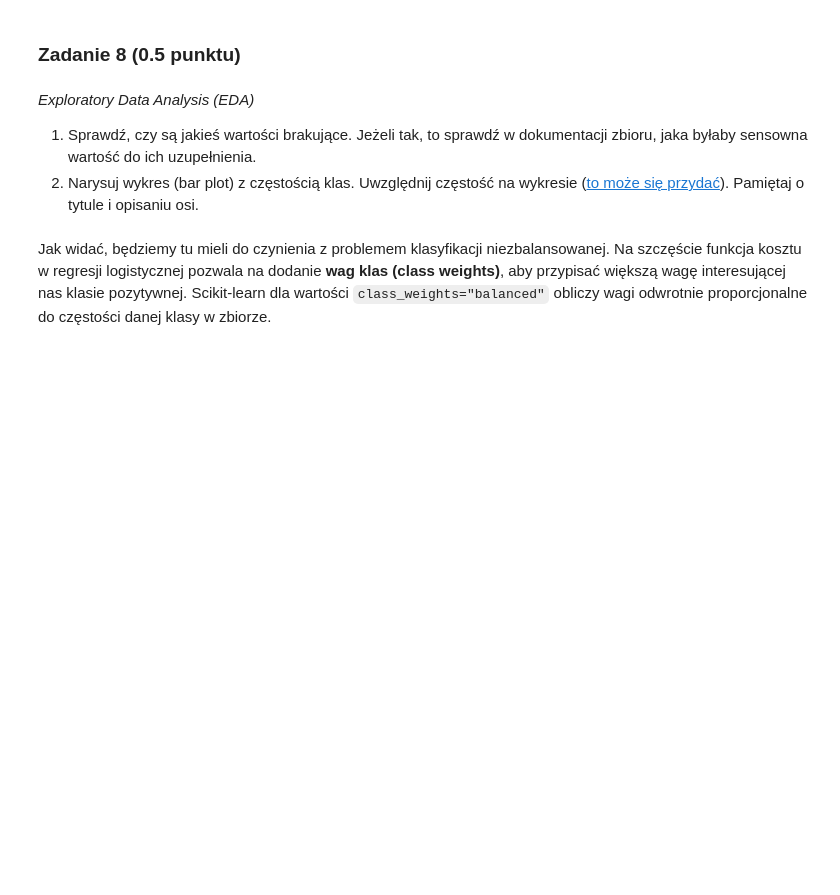
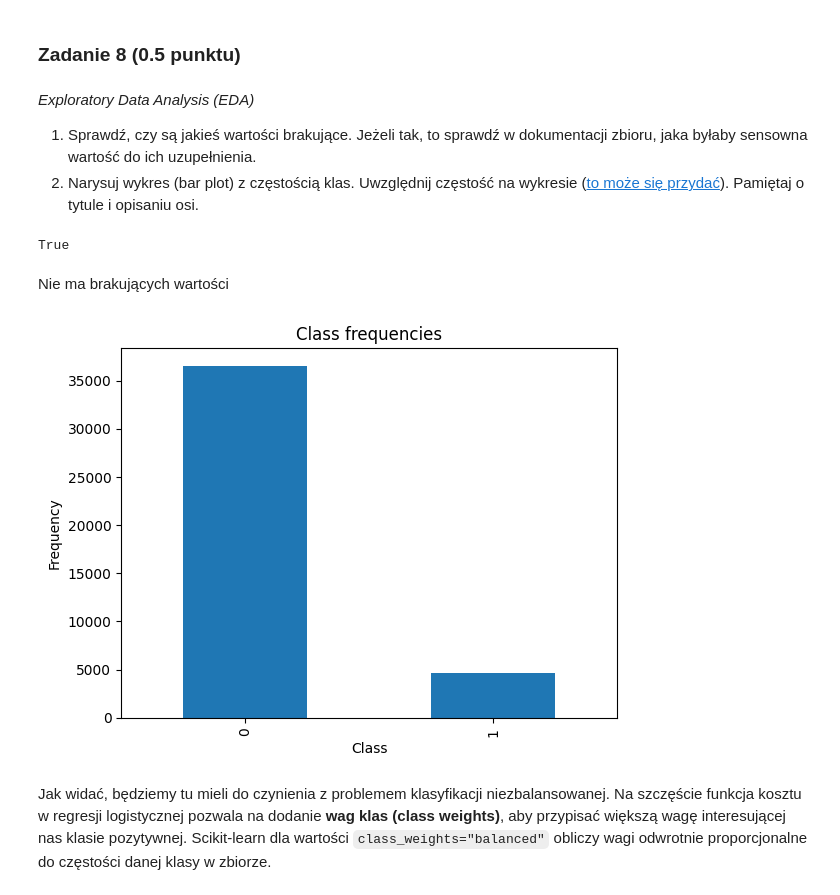
Before and after one commit to KacperKopiec/sztuczna-inteligencja_lab, a Jupyter notebook: lab1/lab_1.ipynb, the cells around one changed output. Cells and saved outputs as stored; diff of their text form; code cells hidden in the pictures; blank space fills up the shorter version.

```diff
--- a/lab1/lab_1.ipynb
+++ b/lab1/lab_1.ipynb
@@ -1161,3 +1159,18 @@ y_mapping = {
+# %%
+# your_code
+df = pd.read_csv("bank_marketing_data.csv", sep=";")
+df = df.drop(columns=["default", "duration", "pdays", "poutcome"])
+df = df[df["education"] != "illiterate"]
+df.replace(
+    {
+        "education": education_mapping,
+        "contact": contact_mapping,
+        "month": month_mapping,
+        "day_of_week": day_of_week_mapping,
+        "y": y_mapping
+    }, inplace=True
+)
+y = df.pop("y")
 # %%
 assert 'default' not in df.columns
 assert 'duration' not in df.columns
@@ -1197,3 +1206,29 @@ y = y.astype({"y": np.int64})
+# %%
+# plot missing values
+# your_code
+df_nan = (
+    df.isnull().sum()
+    .div(len(df)).mul(100)
+    .sort_values(ascending=False)
+)
+
+
+df_nan = df_nan[df_nan > 0]
+df_nan.empty
+# %% [output]
+True
+# %% [markdown]
+Nie ma brakujących wartości
+# %%
+# plot class frequencies
+# your_code
+y.value_counts().plot(kind="bar")
+plt.title("Class frequencies")
+plt.xlabel("Class")
+plt.ylabel("Frequency")
+plt.show()
+# %% [output]
+[figure, added]
 # %% [markdown]
 Jak widać, będziemy tu mieli do czynienia z problemem klasyfikacji niezbalansowanej. Na szczęście funkcja kosztu w regresji logistycznej pozwala na dodanie **wag klas (class weights)**, aby przypisać większą wagę interesującej nas klasie pozytywnej. Scikit-learn dla wartości `class_weights="balanced"` obliczy wagi odwrotnie proporcjonalne do częstości danej klasy w zbiorze.
 # %% [markdown]
```
Also changed, not shown: parts of 21 cells of this notebook.
